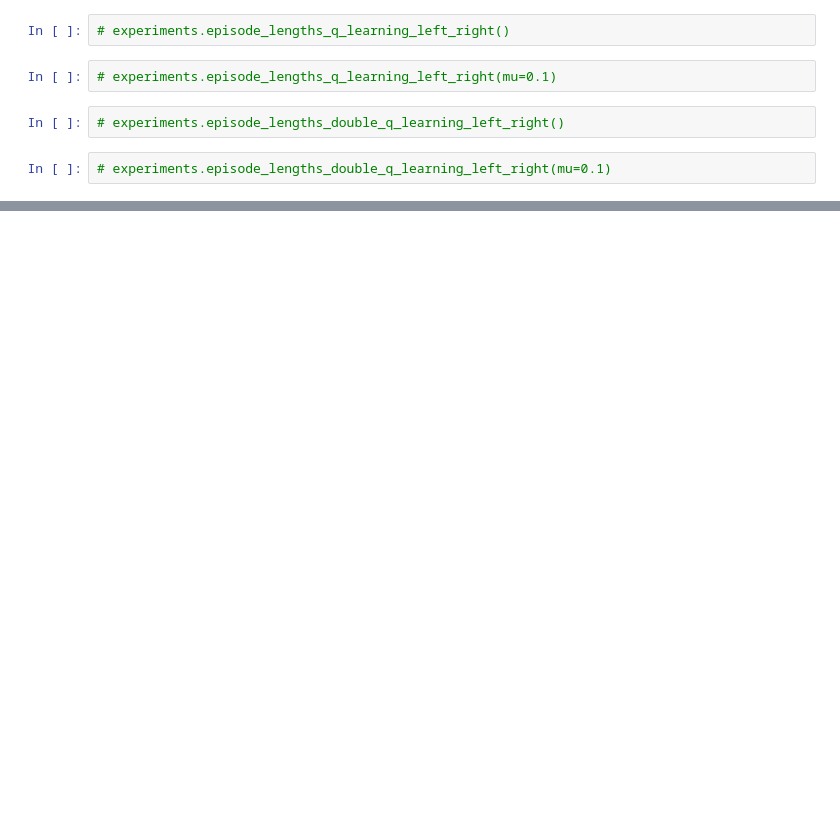
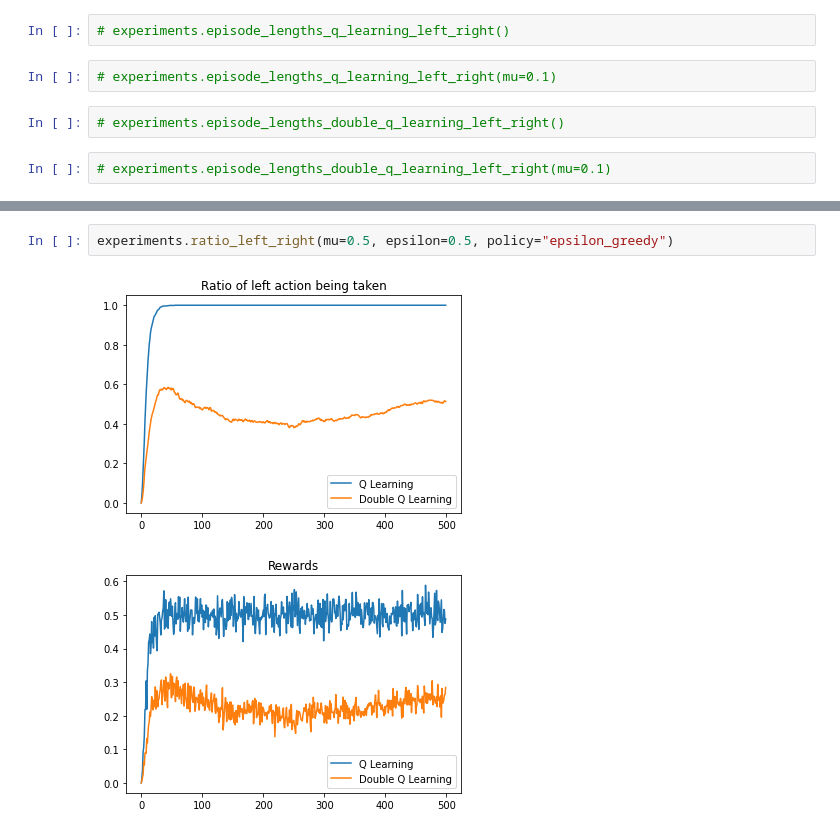
Before and after one commit to ThijsKuipers1995/RL_project, a Jupyter notebook: results.ipynb, the cells around one changed output, grey strips where cells are left out. Cells and saved outputs as stored; diff of their text form; blank space fills up the shorter version.

```diff
--- a/results.ipynb
+++ b/results.ipynb
@@ -34,0 +41,5 @@ experiments.episode_lengths_double_q_learning_stochastic()
+# %%
+experiments.ratio_left_right(mu=0.5, epsilon=0.5, policy="epsilon_greedy")
+# %% [output]
+[figure, added]
+[figure, added]
```
Also changed, not shown: parts of 10 cells of this notebook, 1 other file.
